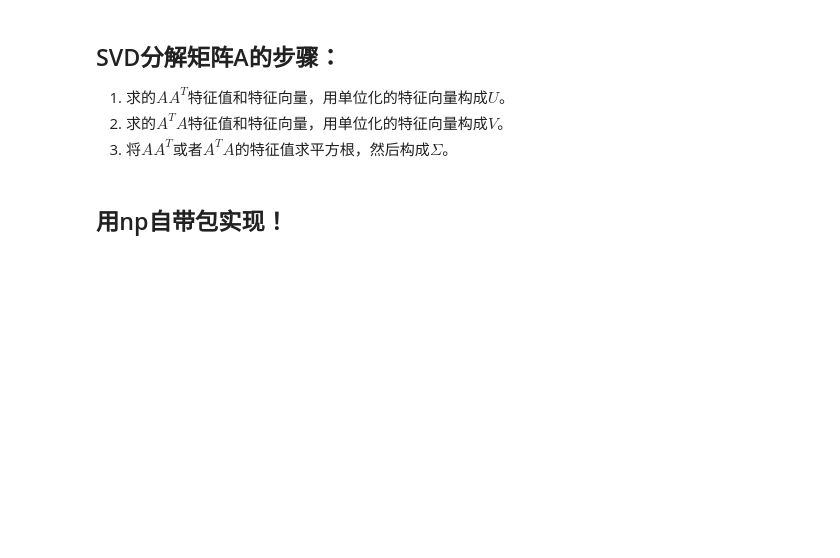
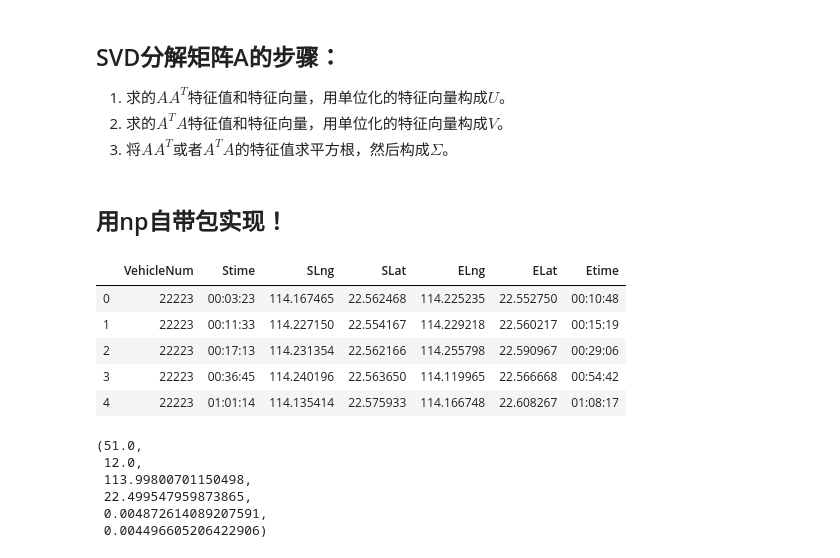
Before and after one commit to ni1o1/pygeo-tutorial, a Jupyter notebook: 12-SVD.ipynb, the cells around one changed output. Saved outputs shown, nothing was run; the diff lists cells and outputs as text; code cells hidden in the pictures; blank space fills up the shorter version.

```diff
--- a/12-SVD.ipynb
+++ b/12-SVD.ipynb
@@ -21,3 +21,17 @@ $V^T$是$V$的转置矩阵，是一个$n*n$的矩阵，它里面的正交向量
 3) 将$AA^T$或者$A^TA$的特征值求平方根，然后构成$Σ$。
 # %% [markdown]
 ## 用np自带包实现！
+# %%
+import pandas as pd
+#读取OD数据
+TaxiOD = pd.read_csv(r'data-sample/TaxiOD.csv')
+TaxiOD.columns = ['VehicleNum', 'Stime', 'SLng', 'SLat',
+       'ELng', 'ELat','Etime']
+TaxiOD.head(5)
+# %% [output]
+|  | VehicleNum | Stime | SLng | SLat | ELng | ELat | Etime |
+| 0 | 22223 | 00:03:23 | 114.167465 | 22.562468 | 114.225235 | 22.552750 | 00:10:48 |
+| 1 | 22223 | 00:11:33 | 114.227150 | 22.554167 | 114.229218 | 22.560217 | 00:15:19 |
+| 2 | 22223 | 00:17:13 | 114.231354 | 22.562166 | 114.255798 | 22.590967 | 00:29:06 |
+| 3 | 22223 | 00:36:45 | 114.240196 | 22.563650 | 114.119965 | 22.566668 | 00:54:42 |
+| 4 | 22223 | 01:01:14 | 114.135414 | 22.575933 | 114.166748 | 22.608267 | 01:08:17 |
@@ -23,0 +41,40 @@ $V^T$是$V$的转置矩阵，是一个$n*n$的矩阵，它里面的正交向量
+# %%
+#栅格化代码
+import math
+#定义一个测试栅格划的经纬度
+testlon = 114
+testlat = 22.5
+
+#划定栅格划分范围
+lon1 = 113.75194
+lon2 = 114.624187
+lat1 = 22.447837
+lat2 = 22.864748
+
+latStart = min(lat1, lat2);
+lonStart = min(lon1, lon2);
+
+#定义栅格大小(单位m)
+accuracy = 500;
+
+#计算栅格的经纬度增加量大小▲Lon和▲Lat
+deltaLon = accuracy * 360 / (2 * math.pi * 6371004 * math.cos((lat1 + lat2) * math.pi / 360));
+deltaLat = accuracy * 360 / (2 * math.pi * 6371004);
+
+#计算栅格的经纬度编号
+LONCOL=divmod(float(testlon) - (lonStart - deltaLon / 2) , deltaLon)[0]
+LATCOL=divmod(float(testlat) - (latStart - deltaLat / 2) , deltaLat)[0]
+
+#计算栅格的中心点经纬度
+HBLON = LONCOL*deltaLon + (lonStart - deltaLon / 2)#格子编号*格子宽+起始横坐标-半个格子宽=格子中心横坐标
+HBLAT = LATCOL*deltaLat + (latStart - deltaLat / 2)
+
+#把算好的东西print出来看看
+LONCOL,LATCOL,HBLON,HBLAT,deltaLon,deltaLat
+# %% [output]
+(51.0,
+ 12.0,
+ 113.99800701150498,
+ 22.499547959873865,
+ 0.004872614089207591,
+ 0.004496605206422906)
```
Also changed, not shown: parts of 9 cells of this notebook, 1 other file.
